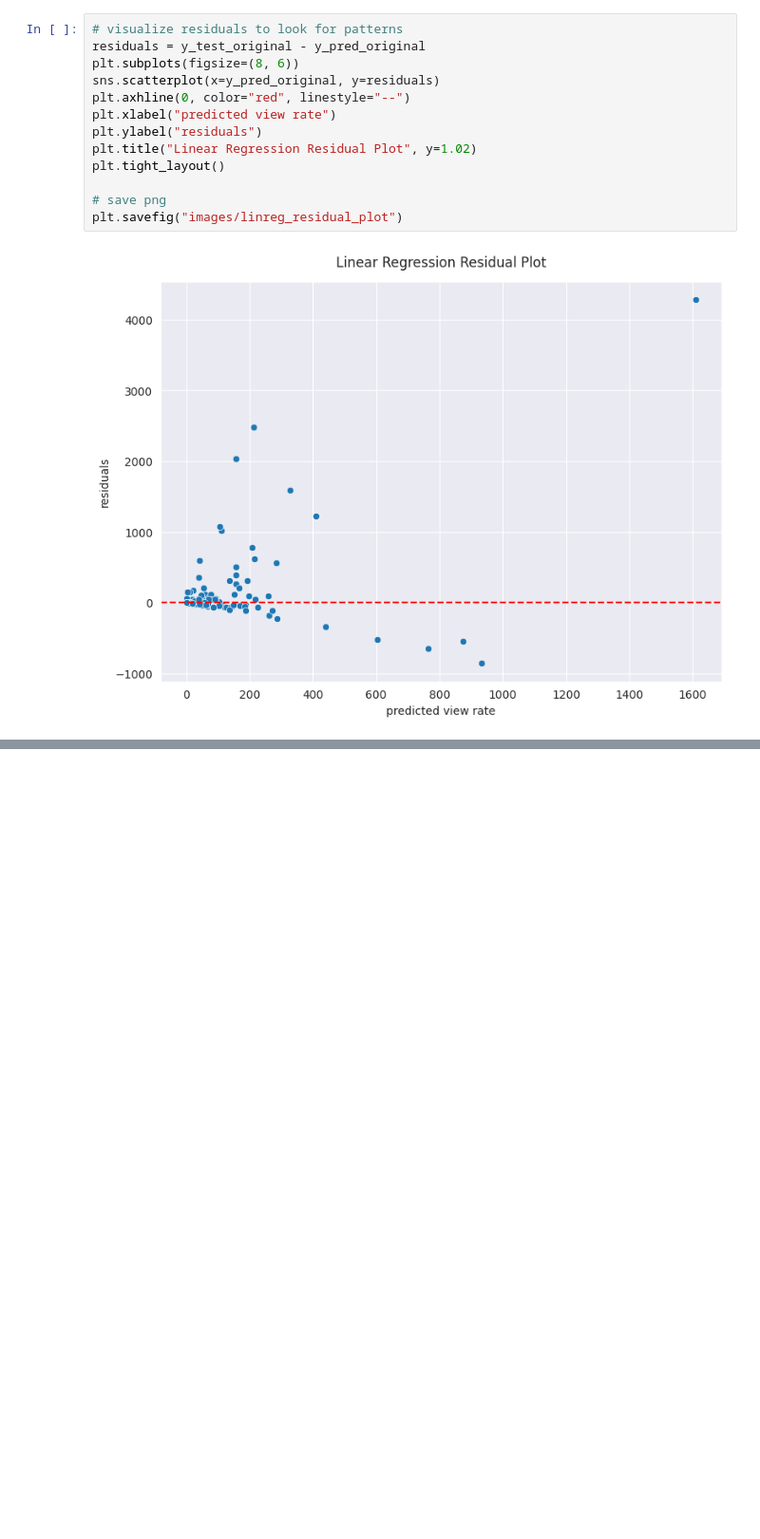
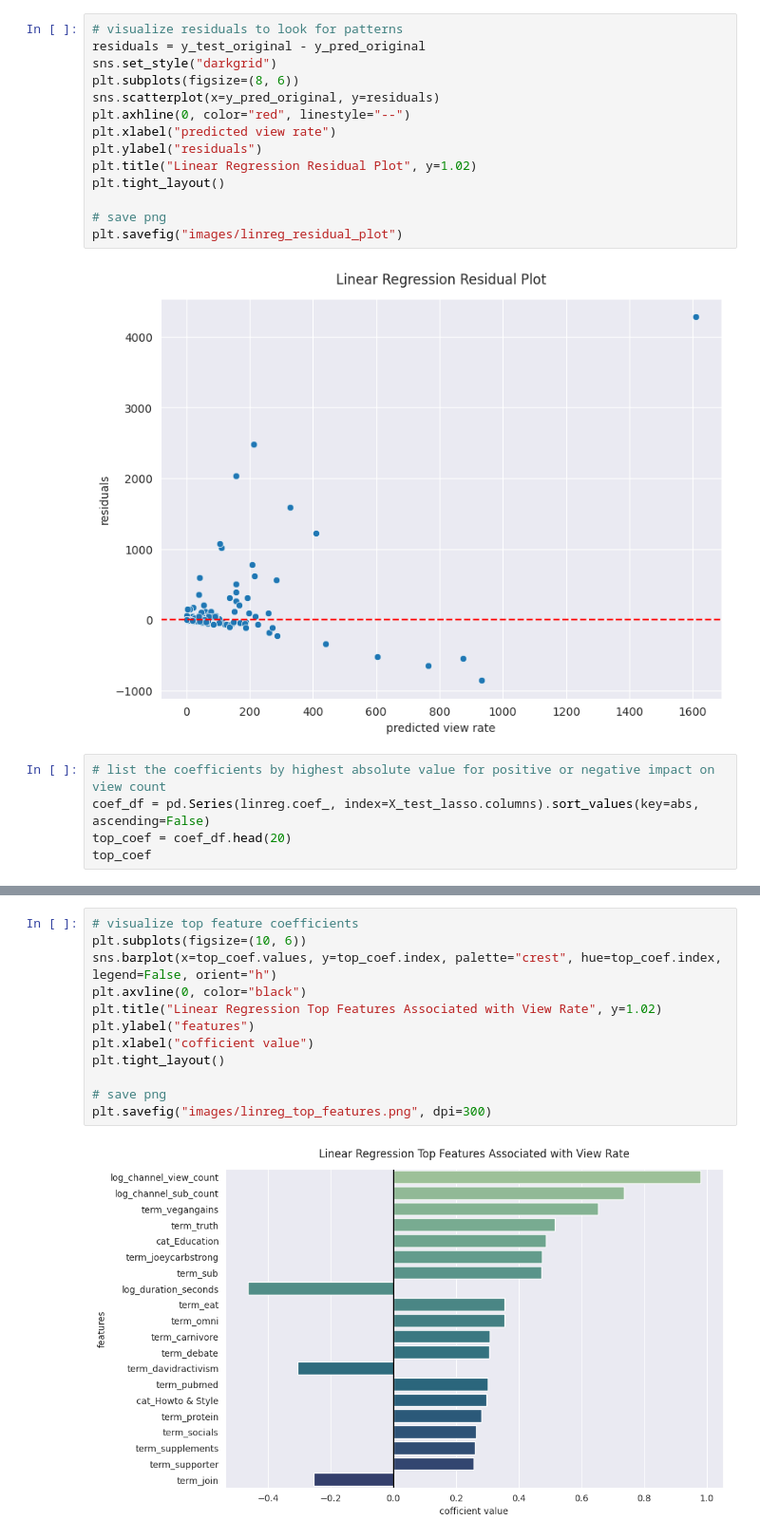
Before and after one commit to gh4rris/vegan_youtube, a Jupyter notebook: 03_modeling_linreg.ipynb, the cells around one changed output, grey strips where cells are left out. Shown: that part at 95% size. Cells and saved outputs as stored; diff of their text form; blank space fills up the shorter version.

```diff
--- a/03_modeling_linreg.ipynb
+++ b/03_modeling_linreg.ipynb
@@ -144,6 +144,7 @@ RMSE CI: [362.92, 598.35], MedAE CI: [14.5, 23.97]
 # %%
 # visualize residuals to look for patterns
 residuals = y_test_original - y_pred_original
+sns.set_style("darkgrid")
 plt.subplots(figsize=(8, 6))
 sns.scatterplot(x=y_pred_original, y=residuals)
 plt.axhline(0, color="red", linestyle="--")
@@ -156,3 +157,8 @@ plt.tight_layout()
 plt.savefig("images/linreg_residual_plot")
 # %% [output]
 [figure]
+# %%
+# list the coefficients by highest absolute value for positive or negative impact on view count
+coef_df = pd.Series(linreg.coef_, index=X_test_lasso.columns).sort_values(key=abs, ascending=False)
+top_coef = coef_df.head(20)
+top_coef
@@ -158,0 +183,14 @@ plt.savefig("images/linreg_residual_plot")
+# %%
+# visualize top feature coefficients
+plt.subplots(figsize=(10, 6))
+sns.barplot(x=top_coef.values, y=top_coef.index, palette="crest", hue=top_coef.index, legend=False, orient="h")
+plt.axvline(0, color="black")
+plt.title("Linear Regression Top Features Associated with View Rate", y=1.02)
+plt.ylabel("features")
+plt.xlabel("cofficient value")
+plt.tight_layout()
+
+# save png
+plt.savefig("images/linreg_top_features.png", dpi=300)
+# %% [output]
+[figure, added]
```
Also changed, not shown: parts of 5 cells of this notebook, 4 other files.
